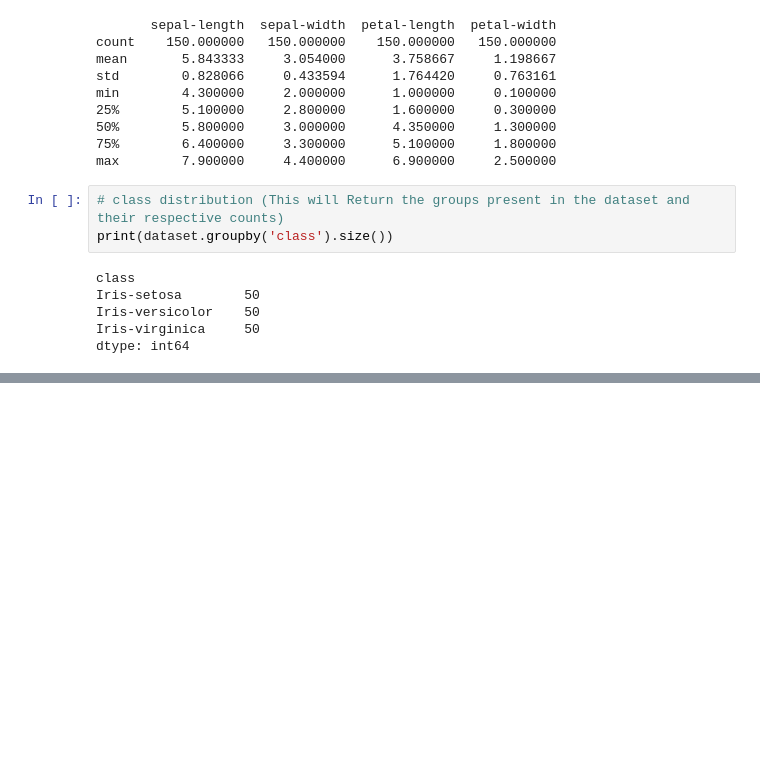
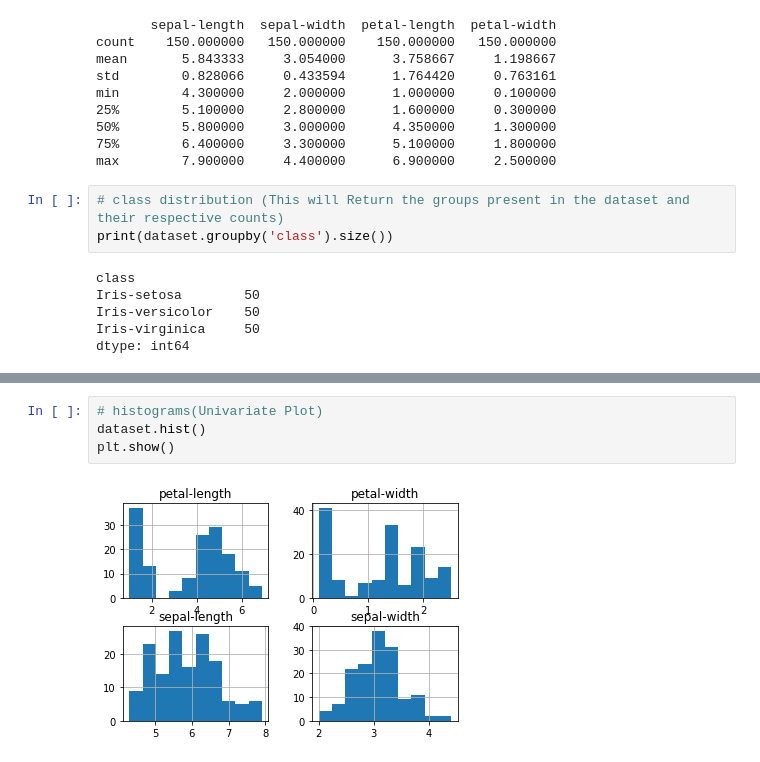
Before and after one commit to dwij2812/IRIS-Classifier, a Jupyter notebook: project.ipynb, the cells around one changed output, grey strips where cells are left out. Saved outputs shown, nothing was run; the diff lists cells and outputs as text; blank space fills up the shorter version.

```diff
--- a/project.ipynb
+++ b/project.ipynb
@@ -74,0 +83,6 @@ dtype: int64
+# %%
+# histograms(Univariate Plot)
+dataset.hist()
+plt.show()
+# %% [output]
+[figure, added]
```
Also changed, not shown: parts of 2 cells of this notebook.
